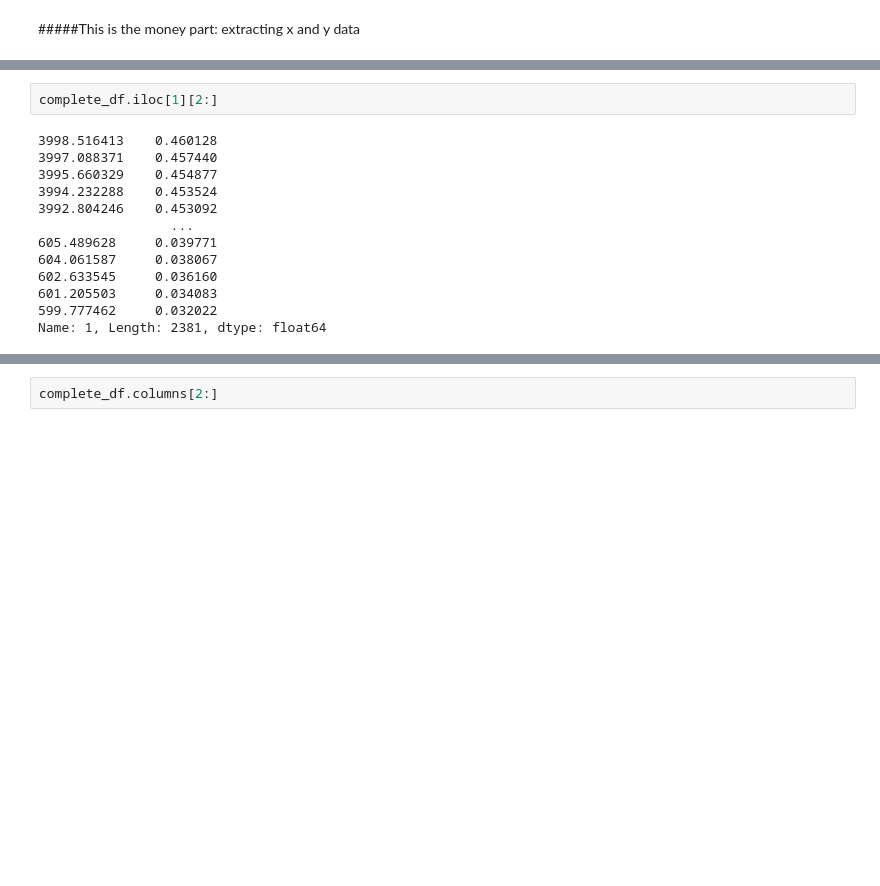
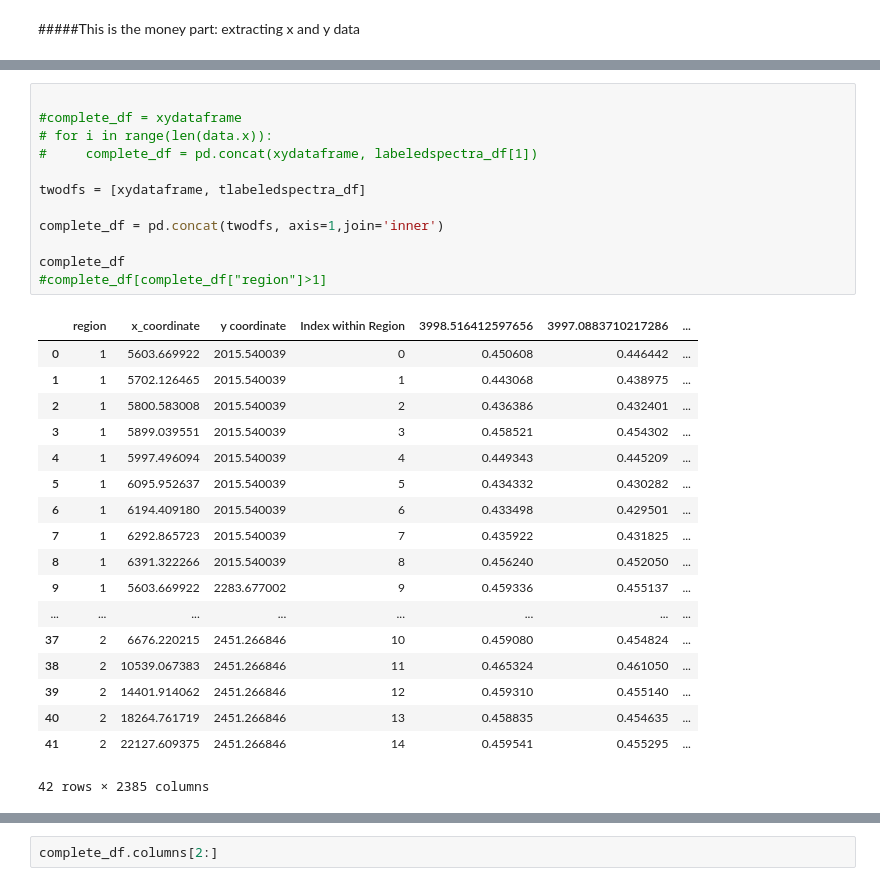
Before and after one commit to jroshk/FTIR_Mapping, a Jupyter notebook: scripts/Using_opusFCfor2dimages.ipynb, the cells around one changed output, grey strips where cells are left out. Drawn from its saved outputs; the diff is of its cells as text; blank space fills up the shorter version.

```diff
--- a/scripts/Using_opusFCfor2dimages.ipynb
+++ b/scripts/Using_opusFCfor2dimages.ipynb
@@ -95,16 +120,32 @@ tlabeledspectra_df.head(3)
-# %%
-complete_df.iloc[1][2:]
-# %% [output]
-3998.516413    0.460128
-3997.088371    0.457440
-3995.660329    0.454877
-3994.232288    0.453524
-3992.804246    0.453092
-                 ...
-605.489628     0.039771
-604.061587     0.038067
-602.633545     0.036160
-601.205503     0.034083
-599.777462     0.032022
-Name: 1, Length: 2381, dtype: float64
+# %%
+
+#complete_df = xydataframe
+# for i in range(len(data.x)):
+#     complete_df = pd.concat(xydataframe, labeledspectra_df[1])
+
+twodfs = [xydataframe, tlabeledspectra_df]
+
+complete_df = pd.concat(twodfs, axis=1,join='inner')
+
+complete_df
+#complete_df[complete_df["region"]>1]
+# %% [output]
+|  | region | x_coordinate | y coordinate | Index within Region | 3998.516412597656 | 3997.0883710217286 | ... |
+| 0 | 1 | 5603.669922 | 2015.540039 | 0 | 0.450608 | 0.446442 | ... |
+| 1 | 1 | 5702.126465 | 2015.540039 | 1 | 0.443068 | 0.438975 | ... |
+| 2 | 1 | 5800.583008 | 2015.540039 | 2 | 0.436386 | 0.432401 | ... |
+| 3 | 1 | 5899.039551 | 2015.540039 | 3 | 0.458521 | 0.454302 | ... |
+| 4 | 1 | 5997.496094 | 2015.540039 | 4 | 0.449343 | 0.445209 | ... |
+| 5 | 1 | 6095.952637 | 2015.540039 | 5 | 0.434332 | 0.430282 | ... |
+| 6 | 1 | 6194.409180 | 2015.540039 | 6 | 0.433498 | 0.429501 | ... |
+| 7 | 1 | 6292.865723 | 2015.540039 | 7 | 0.435922 | 0.431825 | ... |
+| 8 | 1 | 6391.322266 | 2015.540039 | 8 | 0.456240 | 0.452050 | ... |
+| 9 | 1 | 5603.669922 | 2283.677002 | 9 | 0.459336 | 0.455137 | ... |
+| ... | ... | ... | ... | ... | ... | ... | ... |
+| 37 | 2 | 6676.220215 | 2451.266846 | 10 | 0.459080 | 0.454824 | ... |
+| 38 | 2 | 10539.067383 | 2451.266846 | 11 | 0.465324 | 0.461050 | ... |
+| 39 | 2 | 14401.914062 | 2451.266846 | 12 | 0.459310 | 0.455140 | ... |
+| 40 | 2 | 18264.761719 | 2451.266846 | 13 | 0.458835 | 0.454635 | ... |
+| 41 | 2 | 22127.609375 | 2451.266846 | 14 | 0.459541 | 0.455295 | ... |
+42 rows × 2385 columns
 # %%
```
Also changed, not shown: parts of 9 cells of this notebook.
